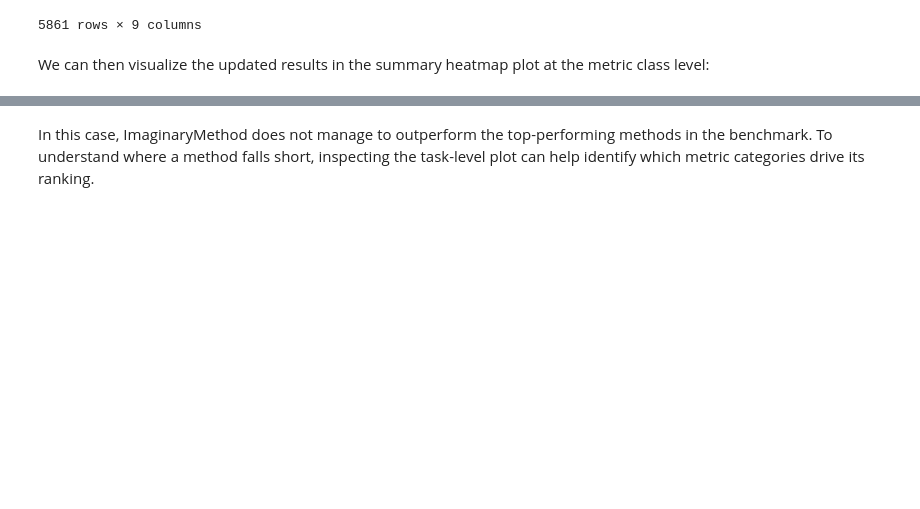
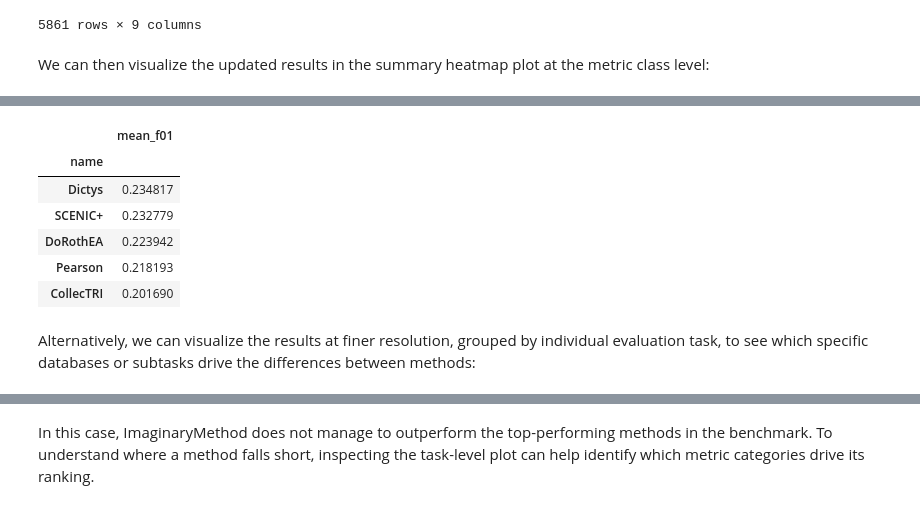
Before and after one commit to saezlab/gretapy, a Jupyter notebook: docs/notebooks/eval.ipynb, the cells around one changed output, grey strips where cells are left out. Saved outputs shown, nothing was run; the diff lists cells and outputs as text; code cells hidden in the pictures; blank space fills up the shorter version.

```diff
--- a/docs/notebooks/eval.ipynb
+++ b/docs/notebooks/eval.ipynb
@@ -339 +331,14 @@ Alternatively, we can visualize the results at finer resolution, grouped by indi
+# %%
+rnk = gt.tl.ranking(res)
+rnk.head()
+# %% [output]
+|  | mean_f01 |
+| name |  |
+| Dictys | 0.234817 |
+| SCENIC+ | 0.232779 |
+| DoRothEA | 0.223942 |
+| Pearson | 0.218193 |
+| CollecTRI | 0.201690 |
+# %% [markdown]
+Alternatively, we can visualize the results at finer resolution, grouped by individual evaluation task, to see which specific databases or subtasks drive the differences between methods:
 # %%
```
Also changed, not shown: parts of 10 cells of this notebook, 6 other files.
